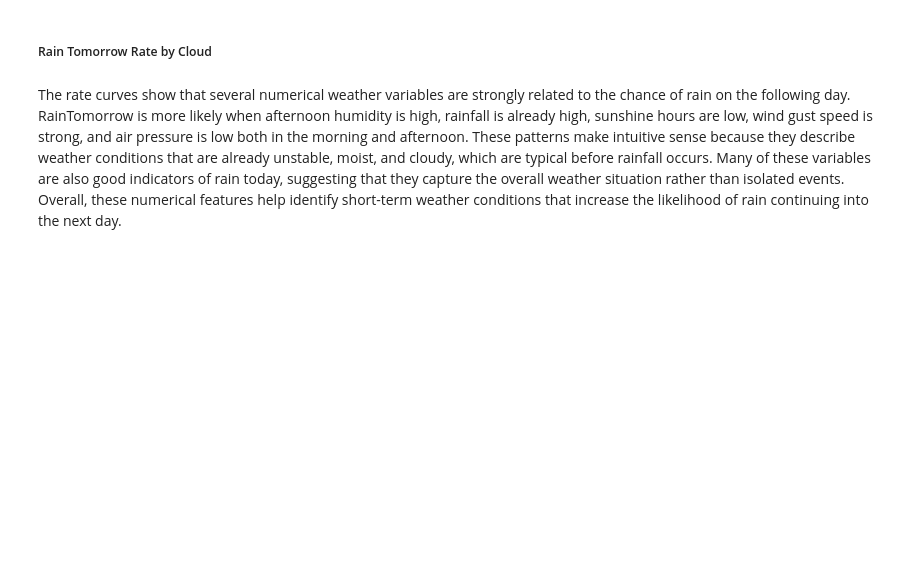
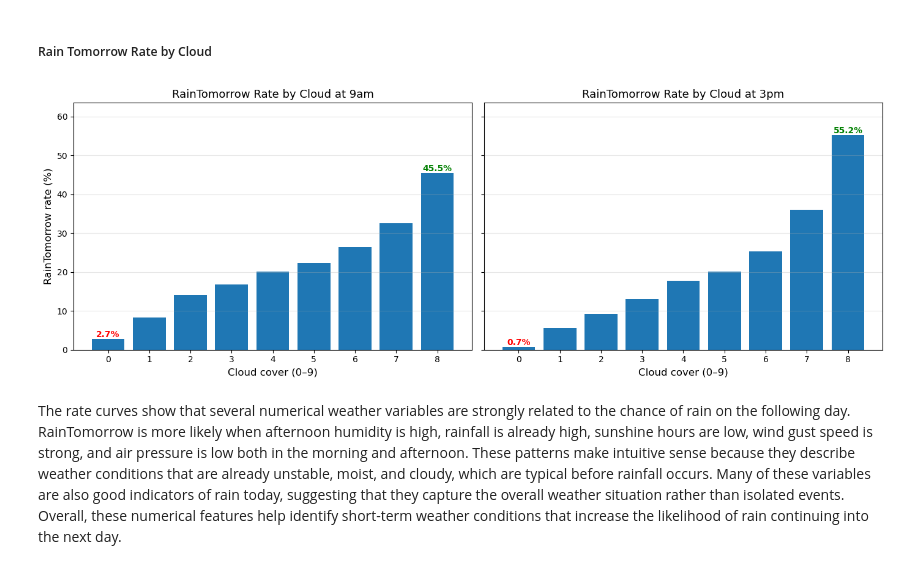
Before and after one commit to AstouK/Rain_Australia, a Jupyter notebook: rain_australia v3.ipynb, the cells around one changed output. Cells and saved outputs as stored; diff of their text form; code cells hidden in the pictures; blank space fills up the shorter version.

```diff
--- a/rain_australia v3.ipynb
+++ b/rain_australia v3.ipynb
@@ -1851,44 +1619,71 @@ The analysis shows that as cloud cover increases, the chance of rain on the foll
 # %% [markdown]
 ##### Rain Tomorrow Rate by Cloud
 # %%
-# Create a two-panel figure with a shared y-axis.
-# Sharing the y-axis ensures that differences between 9am and 3pm
-# cloud conditions are directly comparable on the same percentage scale.
-fig, axes = plt.subplots(
-    1, 2,
-    figsize=(14, 5),
-    sharey=True
-)
+TARGET = "RainTomorrow_bin"
 
-# Plot RainTomorrow probability (%) as a function of cloud cover at 9am.
-# Morning cloud conditions reflect early atmospheric states that may
-# influence precipitation later in the day.
-plot_cloud_rate(
-    axes[0],
-    df_eda,
-    "Cloud9am",
-    "RainTomorrow Rate by Cloud at 9am"
-)
+cloud_features = [
+    ("Cloud9am", "RainTomorrow Rate by Cloud at 9am"),
+    ("Cloud3pm", "RainTomorrow Rate by Cloud at 3pm"),
+]
 
-# Plot RainTomorrow probability (%) as a function of cloud cover at 3pm.
-# Afternoon cloud cover is often more proximate to rainfall events,
-# making this comparison useful for assessing temporal proximity effects.
-plot_cloud_rate(
-    axes[1],
-    df_eda,
-    "Cloud3pm",
-    "RainTomorrow Rate by Cloud at 3pm"
-)
+cloud_order = [0,1,2,3,4,5,6,7,8]  # standard cloud oktas
 
-# Set a single y-axis label on the left subplot to avoid redundancy,
-# since both panels share the same y-scale.
+fig, axes = plt.subplots(1, 2, figsize=(14, 5), sharey=True)
+
+for ax, (feature, title) in zip(axes, cloud_features):
+
+    # ---- select + clean ----
+    d = df_eda[[feature, TARGET]].copy()
+
+    # feature numeric (cloud is 0–9 but sometimes stored as object)
+    d[feature] = pd.to_numeric(d[feature], errors="coerce")
+
+    # target to 0/1 if needed
+    if d[TARGET].dtype == "O":
+        d[TARGET] = (
+            d[TARGET].astype(str).str.strip().str.lower()
+            .map({"yes": 1, "no": 0})
+        )
+    else:
+        d[TARGET] = pd.to_numeric(d[TARGET], errors="coerce")
+
+    d = d.dropna(subset=[feature, TARGET])
+
+    # ---- compute rate by cloud level ----
+    rate_pct = (
+        d.groupby(feature)[TARGET]
+         .mean()
+         .reindex(cloud_order)
+         * 100
+    )
+
+    x = [str(i) for i in cloud_order]
+    y = rate_pct.values
+
+    # ---- plot ----
+    ax.bar(x, y)
+    ax.set_title(title, fontsize=13)
+    ax.set_xlabel("Cloud cover (0–9)", fontsize=12)
+    ax.grid(axis="y", alpha=0.3)
+    ax.set_ylim(0, np.nanmax(y) * 1.15 if np.isfinite(np.nanmax(y)) else 1)
+
+    # ---- annotate min & max (numbers only) ----
+    if len(y) > 0 and not np.all(np.isnan(y)):
+        i_min = int(np.nanargmin(y))
+        i_max = int(np.nanargmax(y))
+
+        ax.text(i_max, y[i_max], f"{y[i_max]:.1f}%", color="green",
+                ha="center", va="bottom", fontsize=10, fontweight="bold")
+        ax.text(i_min, y[i_min], f"{y[i_min]:.1f}%", color="red",
+                ha="center", va="bottom", fontsize=10, fontweight="bold")
+
+# single shared y-label on left subplot
 axes[0].set_ylabel("RainTomorrow rate (%)", fontsize=12)
 
-# Adjust layout to prevent overlap between titles, labels, and bars.
 plt.tight_layout()
-
-# Render the figure.
 plt.show()
+# %% [output]
+[figure, added]
 # %% [markdown]
 The rate curves show that several numerical weather variables are strongly related to the chance of rain on the following day. RainTomorrow is more likely when afternoon humidity is high, rainfall is already high, sunshine hours are low, wind gust speed is strong, and air pressure is low both in the morning and afternoon. These patterns make intuitive sense because they describe weather conditions that are already unstable, moist, and cloudy, which are typical before rainfall occurs. Many of these variables are also good indicators of rain today, suggesting that they capture the overall weather situation rather than isolated events. Overall, these numerical features help identify short-term weather conditions that increase the likelihood of rain continuing into the next day.
 # %% [markdown]
```
Also changed, not shown: parts of 26 cells of this notebook, 2 other files.
